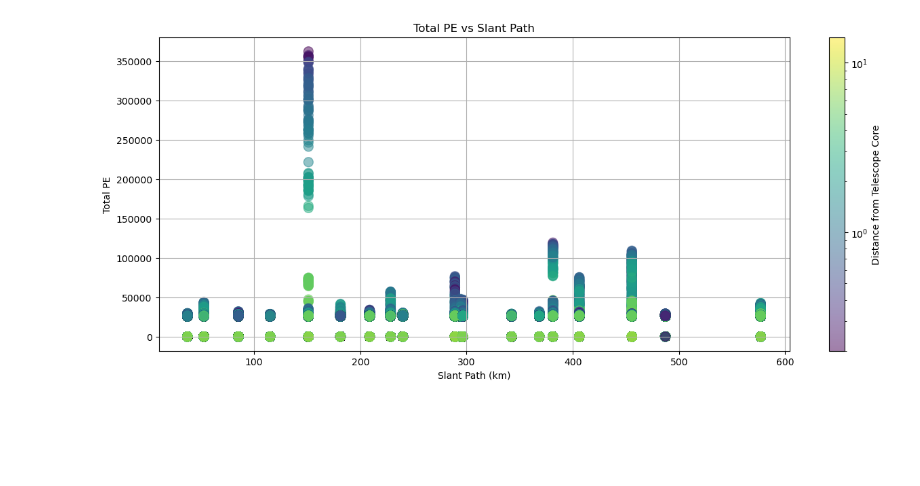
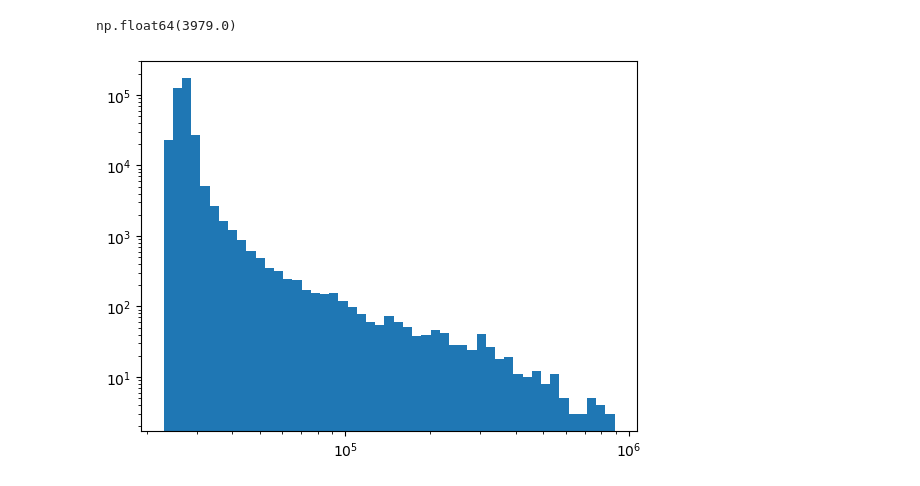
Before and after one commit to Teikiet/Muon_Trinity, a Jupyter notebook: analysis/Trinity_Detector_analysis.ipynb, the cells around one changed output. Saved outputs shown, nothing was run; the diff lists cells and outputs as text; code cells hidden in the pictures; blank space fills up the shorter version.

```diff
--- a/analysis/Trinity_Detector_analysis.ipynb
+++ b/analysis/Trinity_Detector_analysis.ipynb
@@ -197,14 +250,11 @@ Merged: 144702 total rows from 8 seeds
-# %%
-from matplotlib.colors import LogNorm
-plt.figure(figsize=(15, 6))
-size = 100
-plt.scatter(Slant/1000, Total_PE, c=R, cmap="viridis", s=size, alpha=0.5, norm=LogNorm())
-plt.colorbar(label="Distance from Telescope Core")
-plt.xlabel("Slant Path (km)")
-plt.ylabel("Total PE")
-plt.title("Total PE vs Slant Path")
-#plt.yscale("log")
-plt.grid(True)
-plt.show()
-# %% [output]
-[figure, removed]
+# %%
+min(H)
+# %% [output]
+np.float64(3979.0)
+# %%
+log_bin = np.logspace(np.log10(min(Total_PE[Total_PE>0])), np.log10(max(Total_PE)), 50)
+plt.hist(Total_PE, bins=log_bin)
+plt.yscale("log")
+plt.xscale("log")
+# %% [output]
+[figure, added]
```
Also changed, not shown: parts of 4 cells of this notebook, 8 other files.
